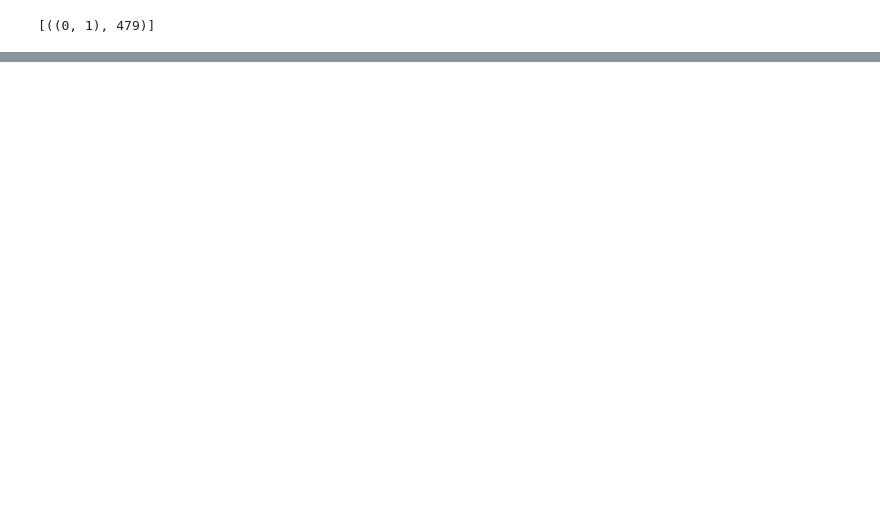
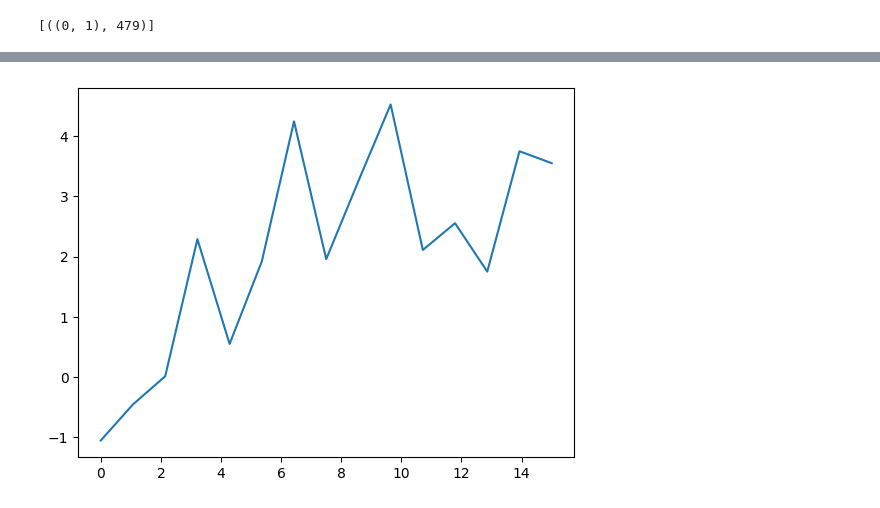
Before and after one commit to felixlaplante/joint-mstate, a Jupyter notebook: fitting-test.ipynb, the cells around one changed output, grey strips where cells are left out. Saved outputs shown, nothing was run; the diff lists cells and outputs as text; code cells hidden in the pictures; blank space fills up the shorter version.

```diff
--- a/fitting-test.ipynb
+++ b/fitting-test.ipynb
@@ -158,4 +162,11 @@ b_test = torch.randn(n_test, real_params.gamma.shape[0]) * torch.sqrt(Q)
 psi_test = f(real_params.gamma, b_test)
 
 trajectories_init_test = [[(0.0, 0)] for _ in range(n_test)]
+# %%
+y_test = model_design.h(t, x_test, psi_test)
+y_test += torch.randn_like(y_test) * torch.sqrt(R)
+plt.plot(t, y_test.squeeze(-1).T)
+plt.show()
+# %% [output]
+[figure, added]
 # %%
```
Also changed, not shown: parts of 10 cells of this notebook, 4 other files.
